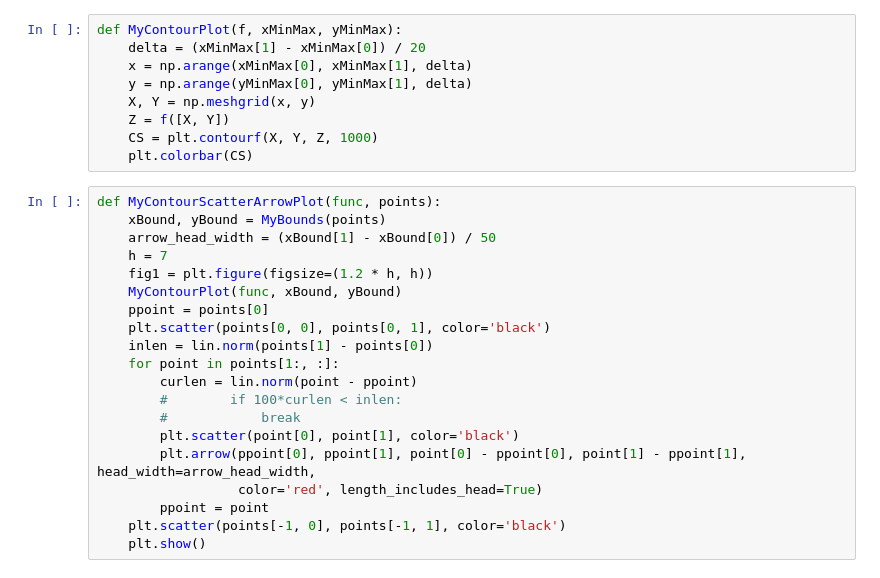
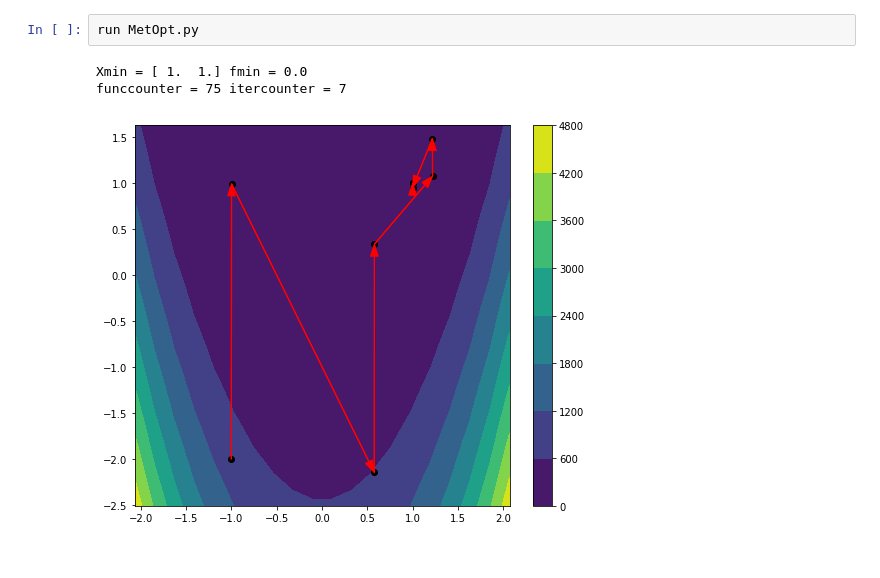
Before and after one commit to Yurez23/MetOpt, a Jupyter notebook: MetOpt.ipynb, the cells around one changed output. Cells and saved outputs as stored; diff of their text form.

```diff
--- a/MetOpt.ipynb
+++ b/MetOpt.ipynb
@@ -77,29 +87,6 @@ def MyBounds(points):
-# %%
-def MyContourPlot(f, xMinMax, yMinMax):
-    delta = (xMinMax[1] - xMinMax[0]) / 20
-    x = np.arange(xMinMax[0], xMinMax[1], delta)
-    y = np.arange(yMinMax[0], yMinMax[1], delta)
-    X, Y = np.meshgrid(x, y)
-    Z = f([X, Y])
-    CS = plt.contourf(X, Y, Z, 1000)
-    plt.colorbar(CS)
-# %%
-def MyContourScatterArrowPlot(func, points):
-    xBound, yBound = MyBounds(points)
-    arrow_head_width = (xBound[1] - xBound[0]) / 50
-    h = 7
-    fig1 = plt.figure(figsize=(1.2 * h, h))
-    MyContourPlot(func, xBound, yBound)
-    ppoint = points[0]
-    plt.scatter(points[0, 0], points[0, 1], color='black')
-    inlen = lin.norm(points[1] - points[0])
-    for point in points[1:, :]:
-        curlen = lin.norm(point - ppoint)
-        #        if 100*curlen < inlen:
-        #            break
-        plt.scatter(point[0], point[1], color='black')
-        plt.arrow(ppoint[0], ppoint[1], point[0] - ppoint[0], point[1] - ppoint[1], head_width=arrow_head_width,
-                  color='red', length_includes_head=True)
-        ppoint = point
-    plt.scatter(points[-1, 0], points[-1, 1], color='black')
-    plt.show()
+# %%
+run MetOpt.py
+# %% [output]
+Xmin = [ 1.  1.] fmin = 0.0
+funccounter = 75 itercounter = 7
+[figure, added]
```
Also changed, not shown: parts of 21 cells of this notebook, 1 other file.
